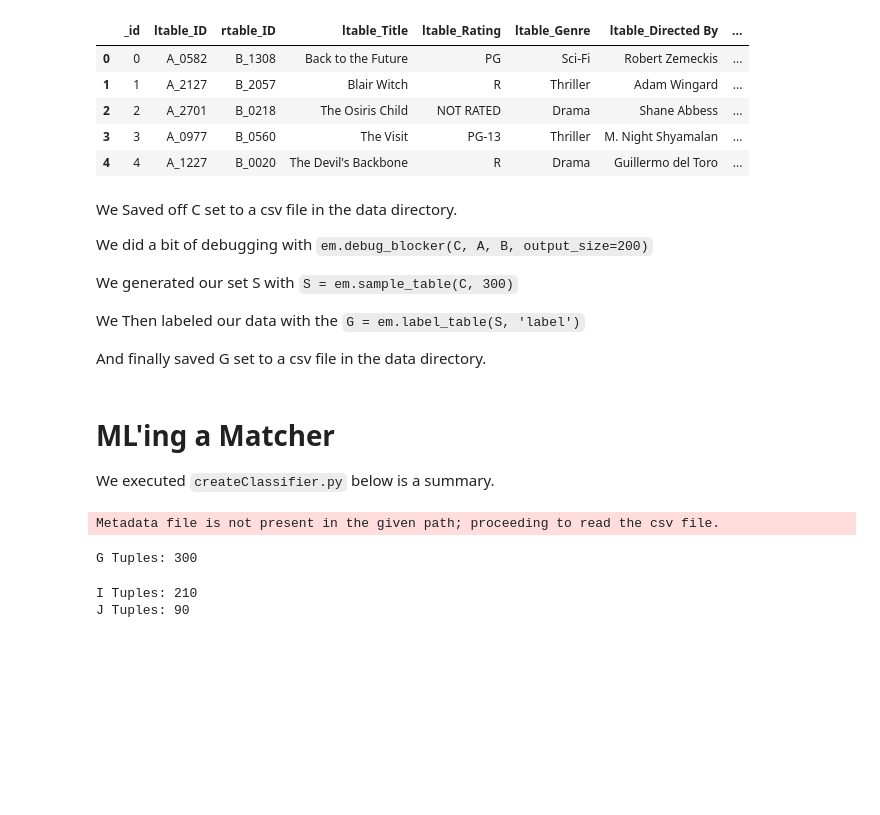
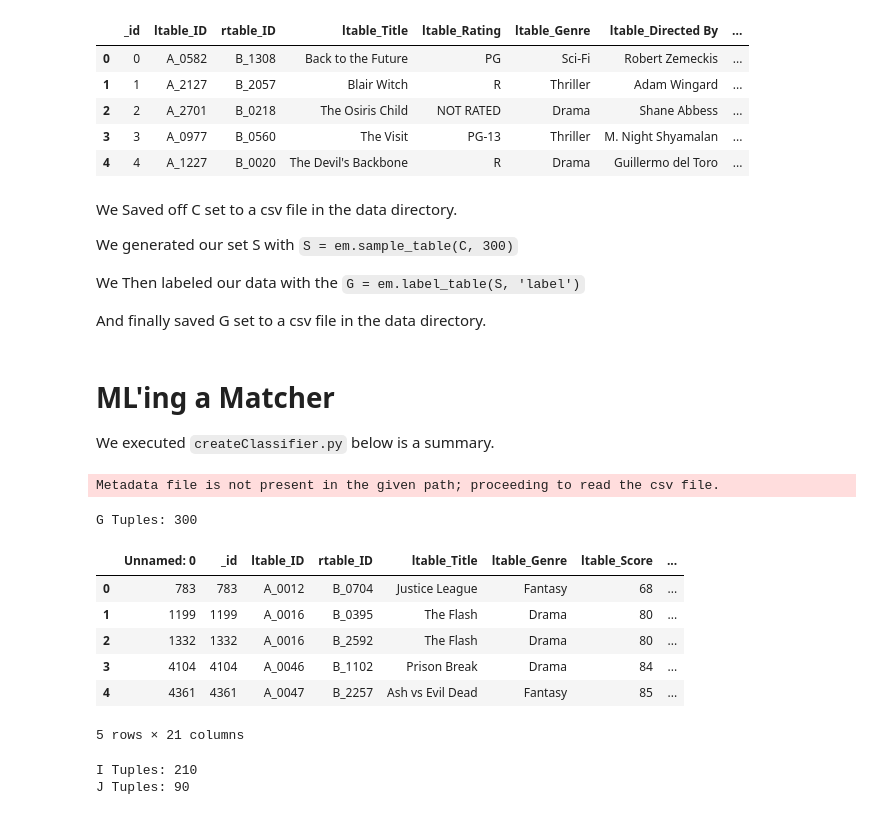
Before and after one commit to ankitvij7/datascience-project, a Jupyter notebook: stage3/src/stage3_jupyter_notebook.ipynb, the cells around one changed output. Drawn from its saved outputs; the diff is of its cells as text; code cells hidden in the pictures; blank space fills up the shorter version.

````diff
--- a/stage3/src/stage3_jupyter_notebook.ipynb
+++ b/stage3/src/stage3_jupyter_notebook.ipynb
@@ -162,8 +162,6 @@ E.head()
 | 4 | 4 | A_1227 | B_0020 | The Devil's Backbone | R | Drama | Guillermo del Toro | ... |
 # %% [markdown]
 We Saved off C set to a csv file in the data directory.
-
-We did a bit of debugging with ```em.debug_blocker(C, A, B, output_size=200)```
 
 We generated our set S with ```S = em.sample_table(C, 300)```
 
@@ -176,10 +174,18 @@
 # %%
 path_G = '..' + os.sep + 'data' + os.sep + 'G.csv'
 G = em.read_csv_metadata(path_G, key='_id', ltable=A, rtable=B, fk_ltable='ltable_ID', fk_rtable='rtable_ID')
 print("G Tuples: "+str(len(G)))
+G.head()
 # %% [output]
 Metadata file is not present in the given path; proceeding to read the csv file.
 G Tuples: 300
+|  | Unnamed: 0 | _id | ltable_ID | rtable_ID | ltable_Title | ltable_Genre | ltable_Score | ... |
+| 0 | 783 | 783 | A_0012 | B_0704 | Justice League | Fantasy | 68 | ... |
+| 1 | 1199 | 1199 | A_0016 | B_0395 | The Flash | Drama | 80 | ... |
+| 2 | 1332 | 1332 | A_0016 | B_2592 | The Flash | Drama | 80 | ... |
+| 3 | 4104 | 4104 | A_0046 | B_1102 | Prison Break | Drama | 84 | ... |
+| 4 | 4361 | 4361 | A_0047 | B_2257 | Ash vs Evil Dead | Fantasy | 85 | ... |
+5 rows × 21 columns
 # %%
 # Create our Sets I & J
 IJ = em.split_train_test(G, train_proportion=0.7, random_state=0)
````
Also changed, not shown: parts of 1 cell of this notebook.
